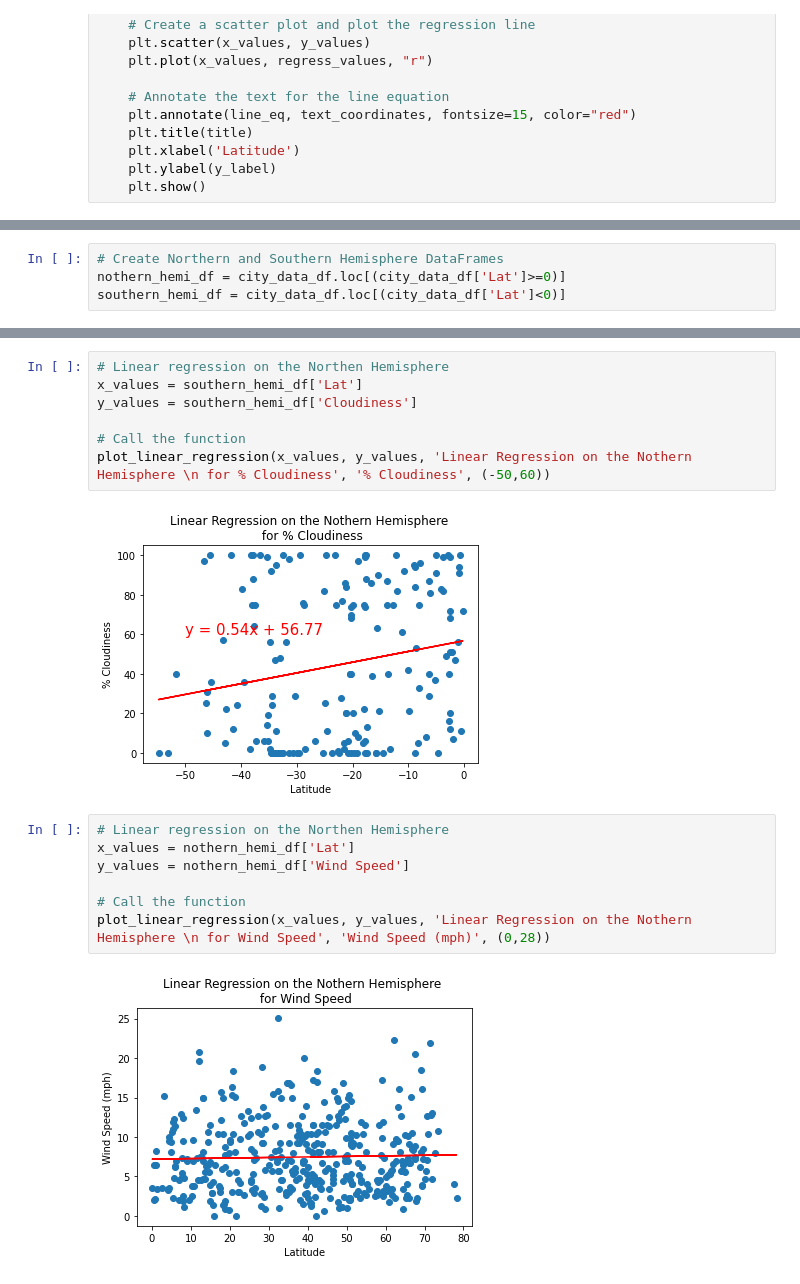
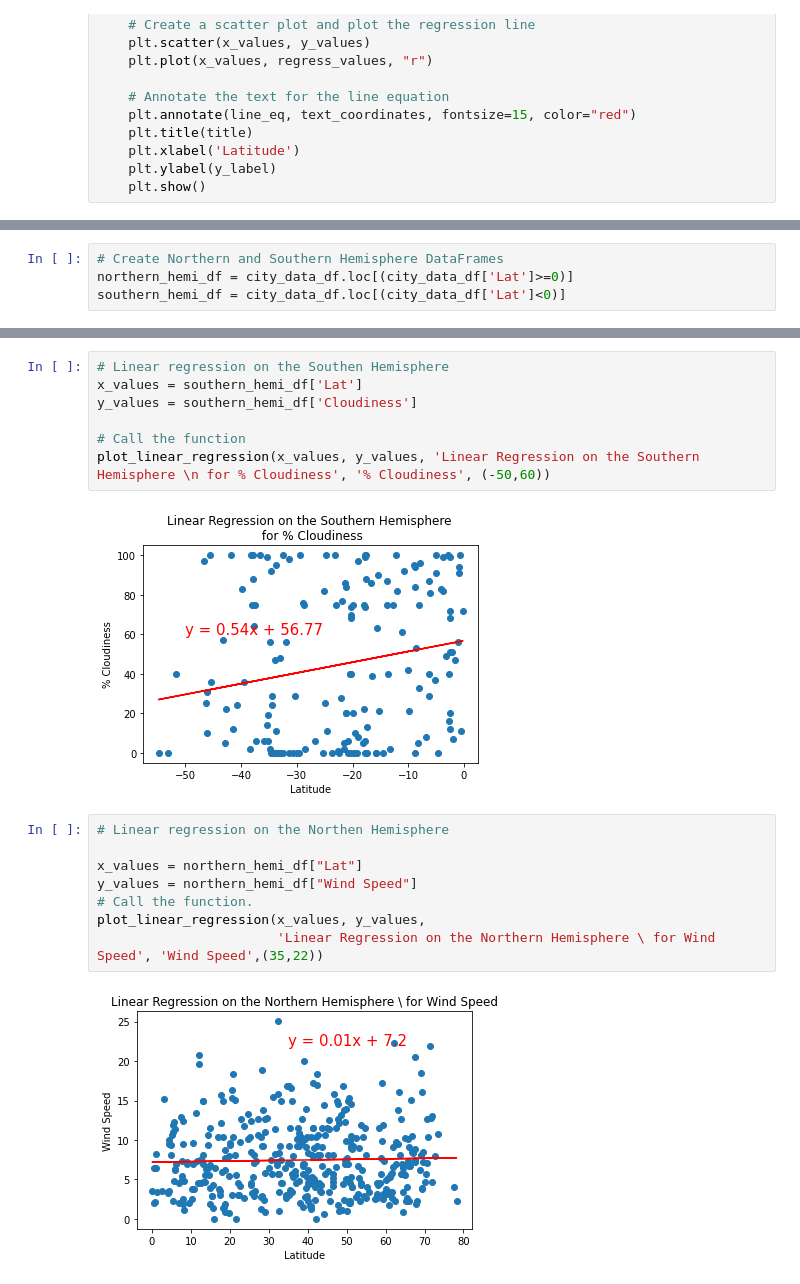
Before and after one commit to DianabasiRobinson/World_Weather_Analysis, a Jupyter notebook: WeatherPy.ipynb, the cells around one changed output, grey strips where cells are left out. Cells and saved outputs as stored; diff of their text form.

```diff
--- a/WeatherPy.ipynb
+++ b/WeatherPy.ipynb
@@ -359,7 +388,7 @@ city_data_df.loc[(city_data_df["Lat"] >= 0)].head()
 | 7 | Butaritari | KI | 2022-09-14 15:34:09 | 3.0707 | 172.7902 | 81.41 | 73 | 98 | 15.19 |
 # %%
 # Create Northern and Southern Hemisphere DataFrames
-nothern_hemi_df = city_data_df.loc[(city_data_df['Lat']>=0)]
+northern_hemi_df = city_data_df.loc[(city_data_df['Lat']>=0)]
 southern_hemi_df = city_data_df.loc[(city_data_df['Lat']<0)]
 # %%
 # Linear regression on the Northen Hemisphere
@@ -409,19 +440,20 @@ plot_linear_regression(x_values, y_values, 'Linear Regression on the Nothern Hem
 # %%
-# Linear regression on the Northen Hemisphere
+# Linear regression on the Southen Hemisphere
 x_values = southern_hemi_df['Lat']
 y_values = southern_hemi_df['Cloudiness']
 
 # Call the function
-plot_linear_regression(x_values, y_values, 'Linear Regression on the Nothern Hemisphere \n for % Cloudiness', '% Cloudiness', (-50,60))
+plot_linear_regression(x_values, y_values, 'Linear Regression on the Southern Hemisphere \n for % Cloudiness', '% Cloudiness', (-50,60))
 # %% [output]
-[figure, old version]
+[figure, new version]
 # %%
 # Linear regression on the Northen Hemisphere
-x_values = nothern_hemi_df['Lat']
-y_values = nothern_hemi_df['Wind Speed']
 
-# Call the function
-plot_linear_regression(x_values, y_values, 'Linear Regression on the Nothern Hemisphere \n for Wind Speed', 'Wind Speed (mph)', (0,28))
+x_values = northern_hemi_df["Lat"]
+y_values = northern_hemi_df["Wind Speed"]
+# Call the function.
+plot_linear_regression(x_values, y_values,
+                       'Linear Regression on the Northern Hemisphere \ for Wind Speed', 'Wind Speed',(35,22))
 # %% [output]
-[figure, old version]
+[figure, new version]
 # %%
```
Also changed, not shown: parts of 8 cells of this notebook.
